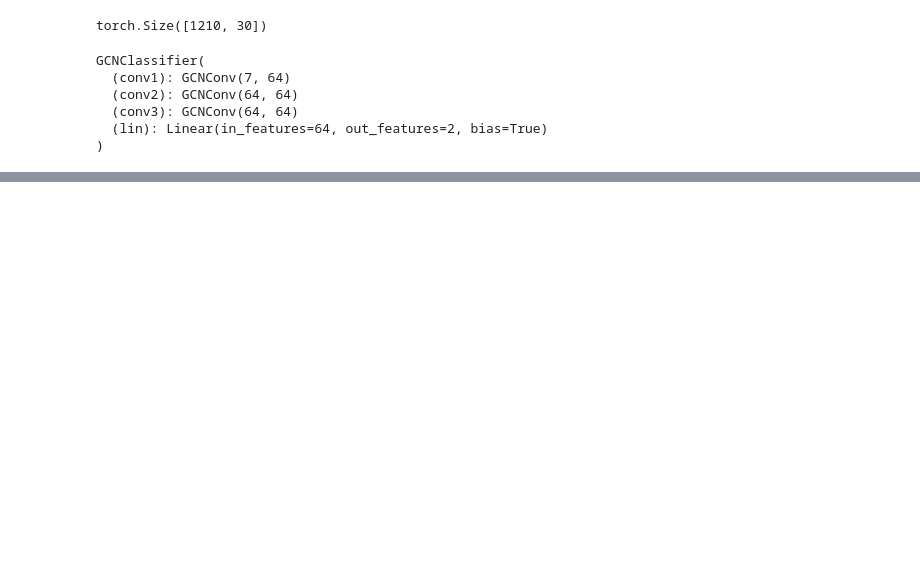
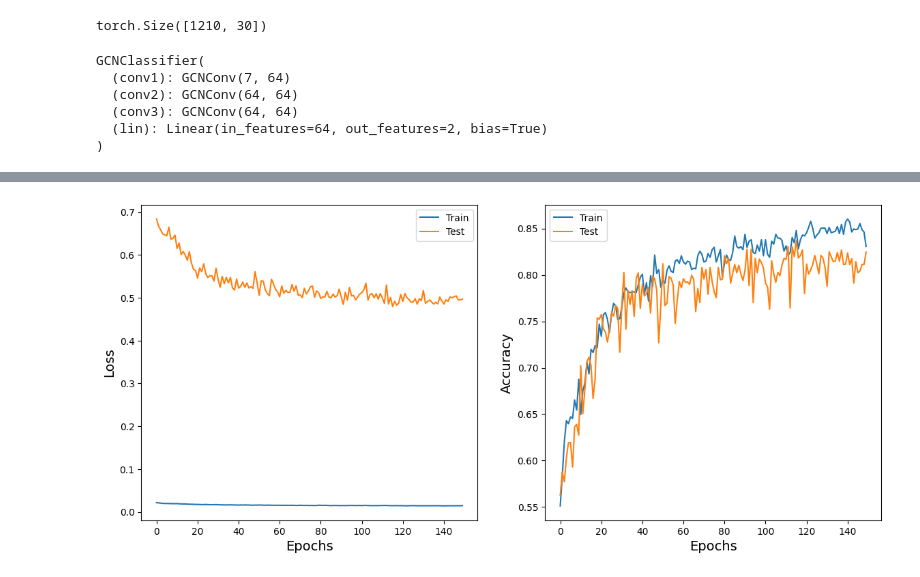
Before and after one commit to lnsayer/personal_repo, a Jupyter notebook: drug discovery with BACE dataset/graph_classification_bace_dataset.ipynb, the cells around one changed output, grey strips where cells are left out. Saved outputs shown, nothing was run; the diff lists cells and outputs as text; code cells hidden in the pictures; blank space fills up the shorter version.

```diff
--- a/drug discovery with BACE dataset/graph_classification_bace_dataset.ipynb
+++ b/drug discovery with BACE dataset/graph_classification_bace_dataset.ipynb
@@ -658,6 +705,10 @@ def loss_and_acc_plots(results):
 
   ax[0].legend();
   ax[1].legend();
+# %%
+loss_and_acc_plots(results)
+# %% [output]
+[figure, added]
 # %%
 # GAT Classifier Training Run
 
```
Also changed, not shown: parts of 21 cells of this notebook.
